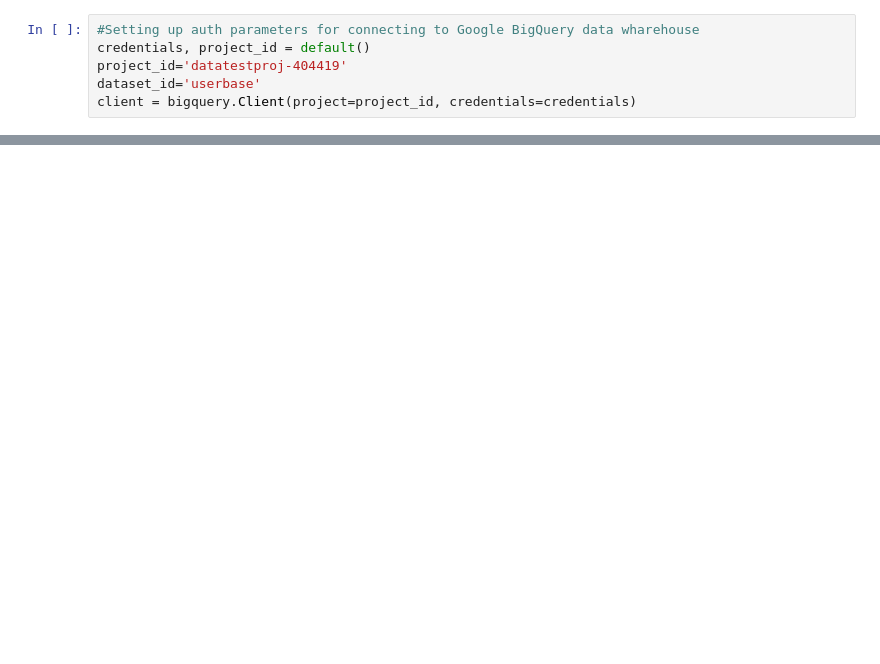
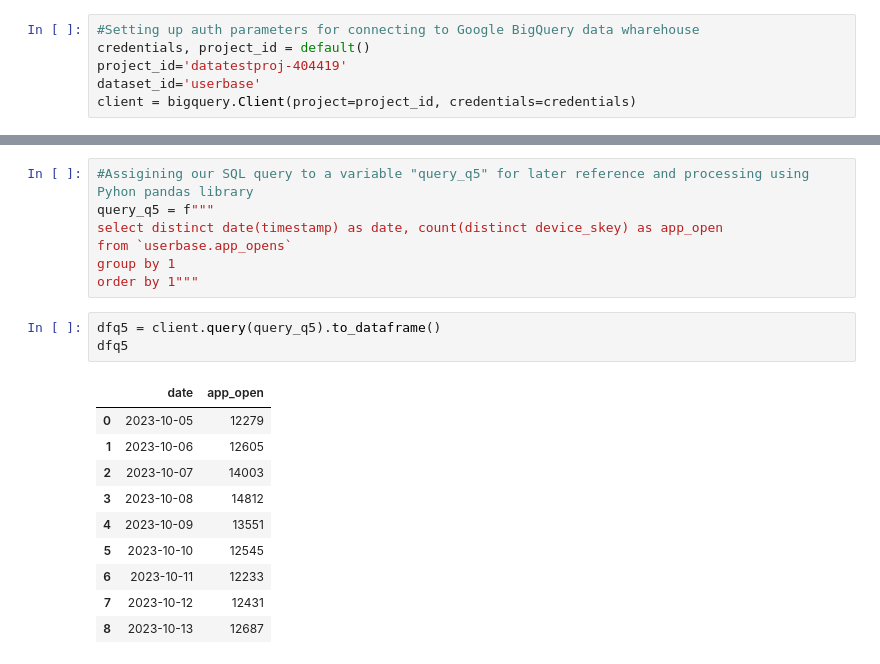
Before and after one commit to thearseno/pynotebooks, a Jupyter notebook: Growth_Task.ipynb, the cells around one changed output, grey strips where cells are left out. Saved outputs shown, nothing was run; the diff lists cells and outputs as text; blank space fills up the shorter version.

```diff
--- a/Growth_Task.ipynb
+++ b/Growth_Task.ipynb
@@ -96,0 +350,21 @@ plt.show()
+# %%
+#Assigining our SQL query to a variable "query_q5" for later reference and processing using Pyhon pandas library
+query_q5 = f"""
+select distinct date(timestamp) as date, count(distinct device_skey) as app_open
+from `userbase.app_opens`
+group by 1
+order by 1"""
+# %%
+dfq5 = client.query(query_q5).to_dataframe()
+dfq5
+# %% [output]
+|  | date | app_open |
+| 0 | 2023-10-05 | 12279 |
+| 1 | 2023-10-06 | 12605 |
+| 2 | 2023-10-07 | 14003 |
+| 3 | 2023-10-08 | 14812 |
+| 4 | 2023-10-09 | 13551 |
+| 5 | 2023-10-10 | 12545 |
+| 6 | 2023-10-11 | 12233 |
+| 7 | 2023-10-12 | 12431 |
+| 8 | 2023-10-13 | 12687 |
```
Also changed, not shown: parts of 42 cells of this notebook.
